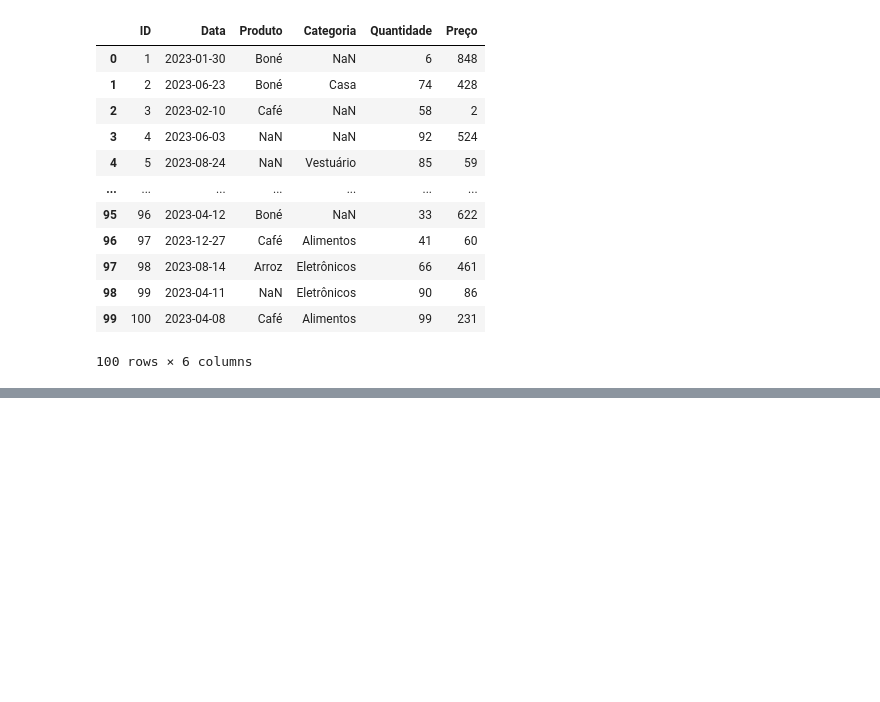
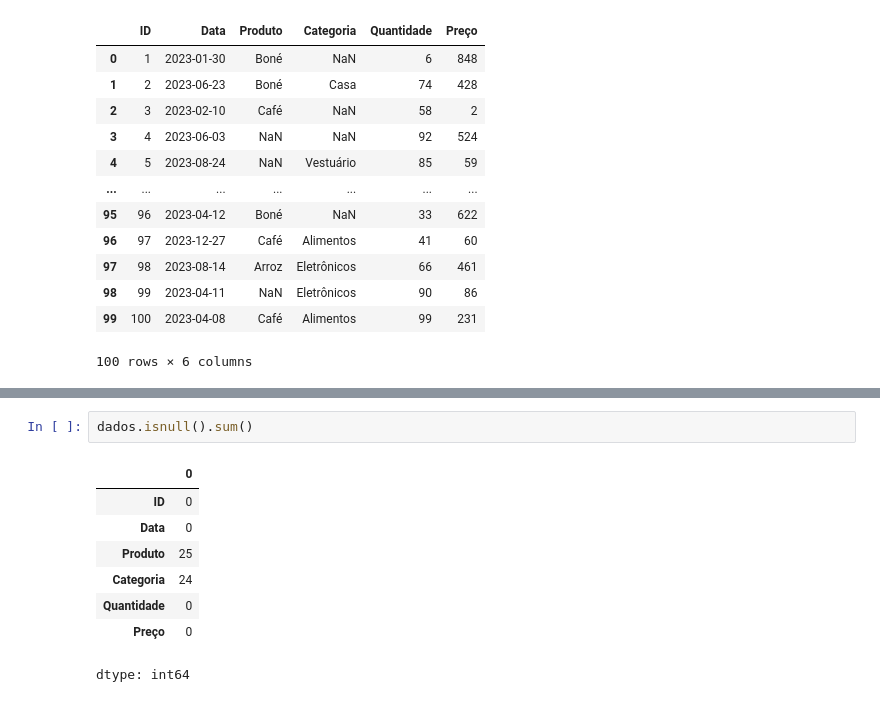
Before and after one commit to PedroTomasini/Teste_Analytics_PedroTomasini, a Jupyter notebook: Teste_Analytics_PedroTomasini.ipynb, the cells around one changed output, grey strips where cells are left out. Drawn from its saved outputs; the diff is of its cells as text; blank space fills up the shorter version.

```diff
--- a/Teste_Analytics_PedroTomasini.ipynb
+++ b/Teste_Analytics_PedroTomasini.ipynb
@@ -64,0 +84,11 @@ dados
+# %%
+dados.isnull().sum()
+# %% [output]
+|  | 0 |
+| ID | 0 |
+| Data | 0 |
+| Produto | 25 |
+| Categoria | 24 |
+| Quantidade | 0 |
+| Preço | 0 |
+dtype: int64
```
Also changed, not shown: parts of 17 cells of this notebook.
